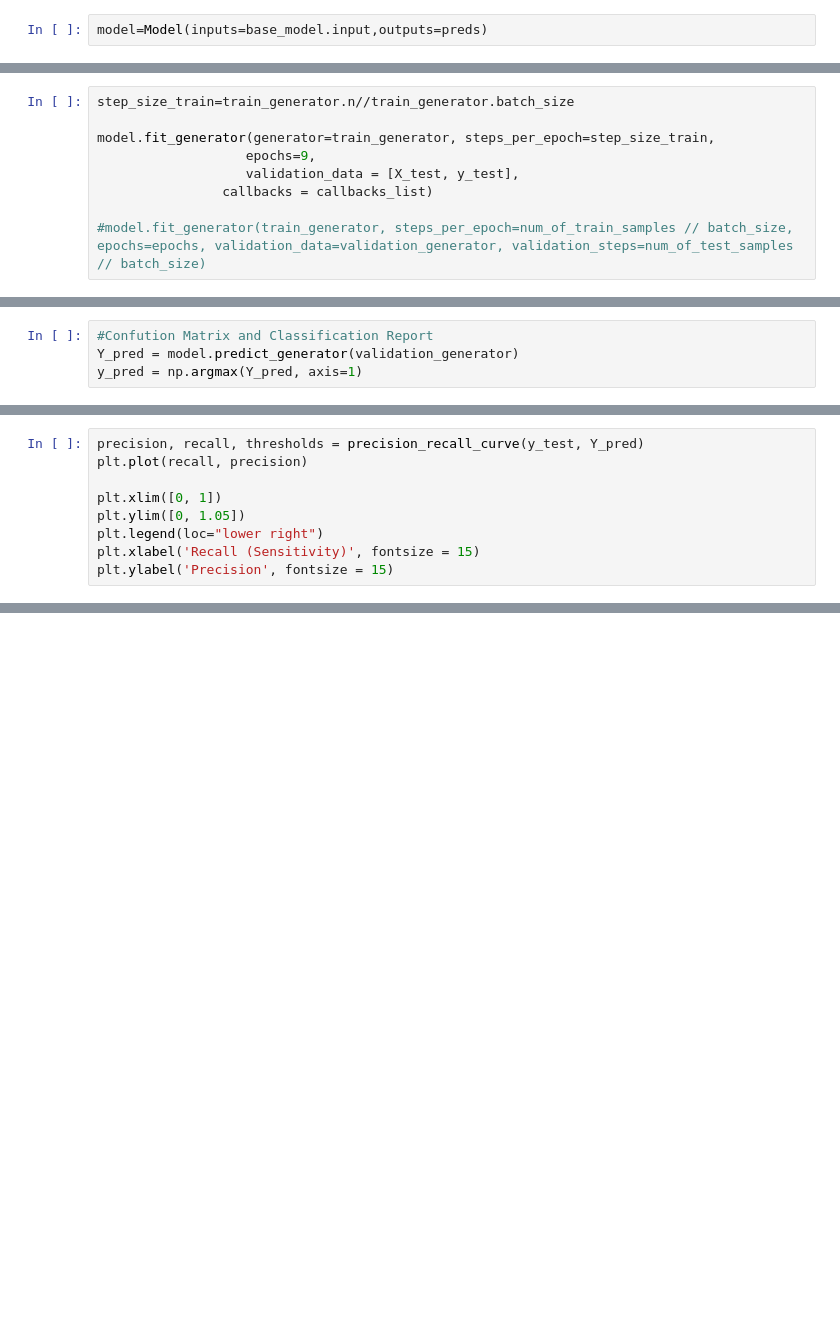
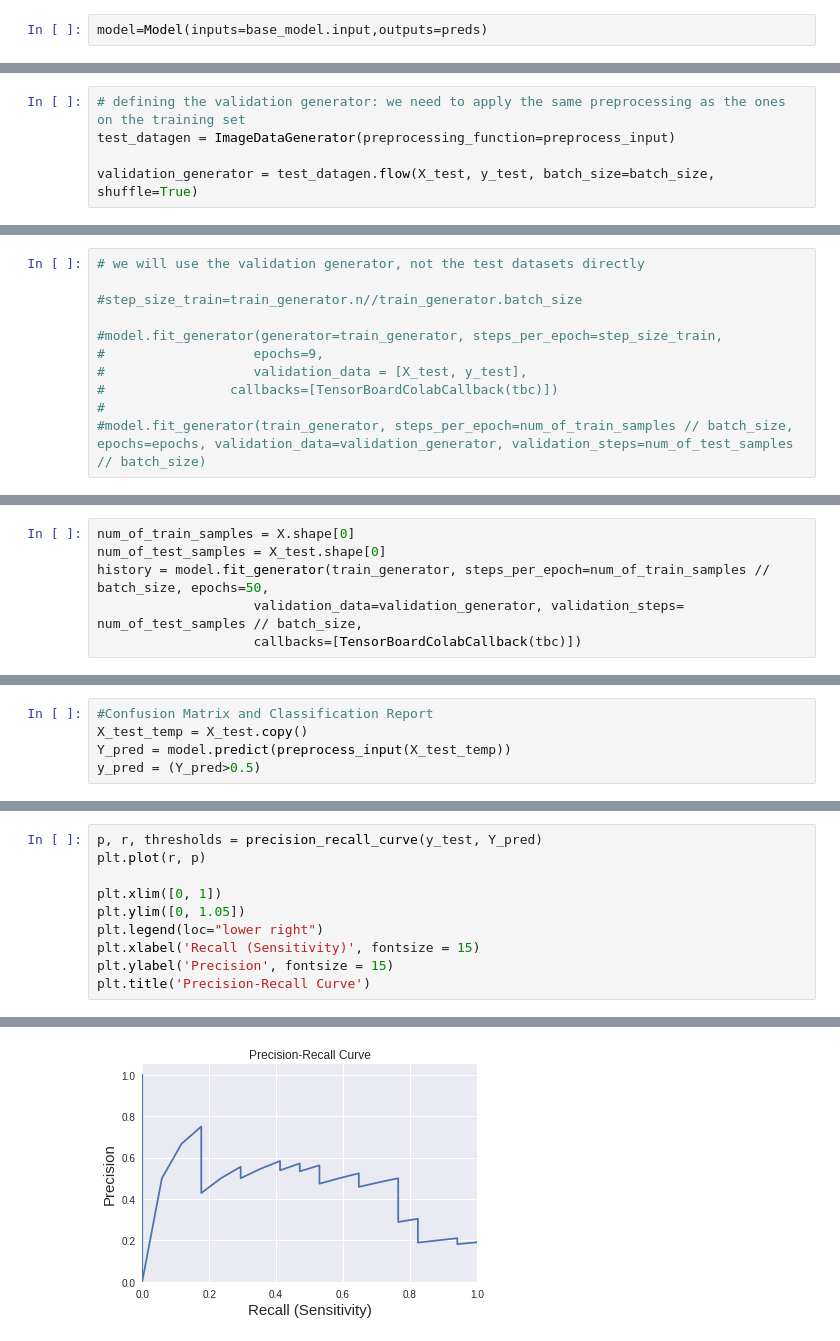
Before and after one commit to grace3999/USV_Python, a Jupyter notebook: Notebooks/6_xr_Annotations_deeplearning.ipynb, the cells around one changed output, grey strips where cells are left out. Cells and saved outputs as stored; diff of their text form; blank space fills up the shorter version.

```diff
--- a/Notebooks/6_xr_Annotations_deeplearning.ipynb
+++ b/Notebooks/6_xr_Annotations_deeplearning.ipynb
@@ -229 +295,6 @@ validation_generator = test_datagen.flow(X_test, y_test, batch_size=32,shuffle=T
+# %%
+# defining the validation generator: we need to apply the same preprocessing as the ones on the training set
+test_datagen = ImageDataGenerator(preprocessing_function=preprocess_input)
+
+validation_generator = test_datagen.flow(X_test, y_test, batch_size=batch_size, shuffle=True)
 # %%
@@ -245,9 +321,11 @@ callbacks_list = [
 # %%
-step_size_train=train_generator.n//train_generator.batch_size
+# we will use the validation generator, not the test datasets directly
 
-model.fit_generator(generator=train_generator, steps_per_epoch=step_size_train,
-                   epochs=9,
-                   validation_data = [X_test, y_test],
-                callbacks = callbacks_list)
+#step_size_train=train_generator.n//train_generator.batch_size
 
+#model.fit_generator(generator=train_generator, steps_per_epoch=step_size_train,
+#                   epochs=9,
+#                   validation_data = [X_test, y_test],
+#                callbacks=[TensorBoardColabCallback(tbc)])
+#
 #model.fit_generator(train_generator, steps_per_epoch=num_of_train_samples // batch_size, epochs=epochs, validation_data=validation_generator, validation_steps=num_of_test_samples // batch_size)
@@ -270,0 +346,6 @@ KeyboardInterrupt:
+# %%
+num_of_train_samples = X.shape[0]
+num_of_test_samples = X_test.shape[0]
+history = model.fit_generator(train_generator, steps_per_epoch=num_of_train_samples // batch_size, epochs=50,
+                    validation_data=validation_generator, validation_steps= num_of_test_samples // batch_size,
+                    callbacks=[TensorBoardColabCallback(tbc)])
@@ -271,4 +399,5 @@ KeyboardInterrupt:
 # %%
-#Confution Matrix and Classification Report
-Y_pred = model.predict_generator(validation_generator)
-y_pred = np.argmax(Y_pred, axis=1)
+#Confusion Matrix and Classification Report
+X_test_temp = X_test.copy()
+Y_pred = model.predict(preprocess_input(X_test_temp))
+y_pred = (Y_pred>0.5)
@@ -278,9 +416,11 @@ print(y_test.shape)
 # %%
-precision, recall, thresholds = precision_recall_curve(y_test, Y_pred)
-plt.plot(recall, precision)
+p, r, thresholds = precision_recall_curve(y_test, Y_pred)
+plt.plot(r, p)
 
 plt.xlim([0, 1])
 plt.ylim([0, 1.05])
 plt.legend(loc="lower right")
 plt.xlabel('Recall (Sensitivity)', fontsize = 15)
 plt.ylabel('Precision', fontsize = 15)
+plt.title('Precision-Recall Curve')
+# %% [output]
@@ -286,0 +429 @@ plt.ylabel('Precision', fontsize = 15)
+[figure, added]
```
Also changed, not shown: parts of 43 cells of this notebook.
